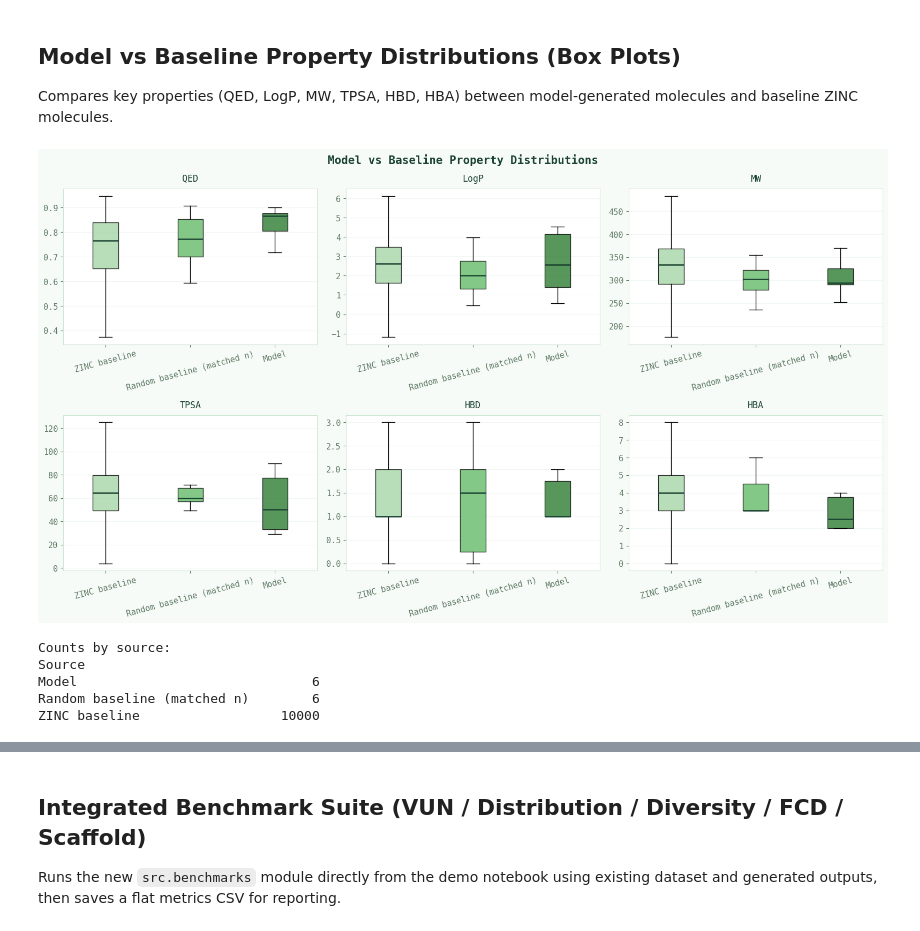
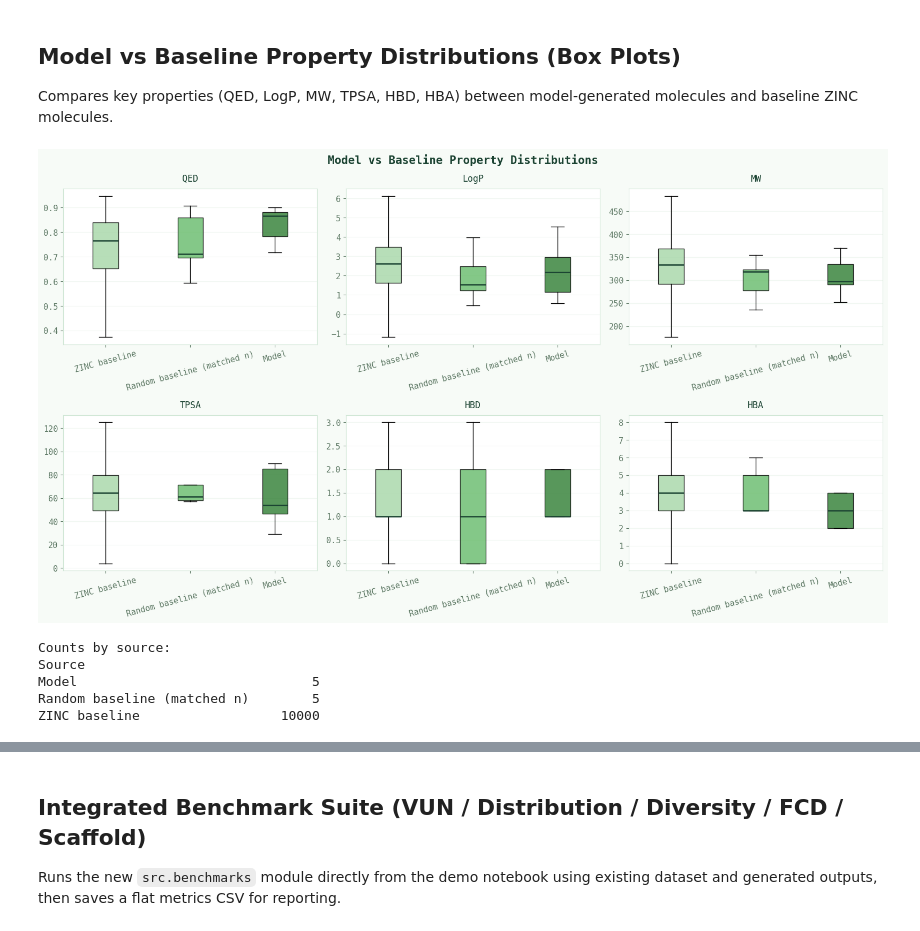
Before and after one commit to potatoesandfrenchfries/ai-expo-2026-code, a Jupyter notebook: demo.ipynb, the cells around one changed output, grey strips where cells are left out. Drawn from its saved outputs; the diff is of its cells as text; code cells hidden in the pictures.

Commit message:
correcting model

```diff
--- a/demo.ipynb
+++ b/demo.ipynb
@@ -446,6 +465,10 @@ from rdkit import Chem
 from rdkit.Chem import Descriptors, rdMolDescriptors, QED
 
 PROPERTIES = ["QED", "LogP", "MW", "TPSA", "HBD", "HBA"]
+
+# Resolve repo root robustly
+_candidates = [Path('.').resolve(), Path('..').resolve()]
+repo_root = next((p for p in _candidates if (p / 'data').exists() and (p / 'src').exists()), _candidates[0])
 
 def compute_properties(smiles_list, source_label):
     rows = []
@@ -477,7 +500,7 @@ model_smiles = [
     "COc1ccc(S(=O)(=O)N2CCC(C(N)=O)CC2)cc1",
 ]
 
-sdf_path = Path("../outputs/generated_drug.sdf")
+sdf_path = repo_root / "outputs" / "generated_drug.sdf"
 if sdf_path.exists():
     sdf_supplier = Chem.SDMolSupplier(str(sdf_path), removeHs=False)
     for mol in sdf_supplier:
@@ -486,10 +509,9 @@ if sdf_path.exists():
             model_smiles.append(smi)
 
 # Optional user-provided CSVs with a smiles column
-for optional_csv in ["../outputs/generated_smiles.csv", "../outputs/model_smiles.csv"]:
-    csv_path = Path(optional_csv)
-    if csv_path.exists():
-        temp_df = pd.read_csv(csv_path)
+for optional_csv in [repo_root / "outputs" / "generated_smiles.csv", repo_root / "outputs" / "model_smiles.csv"]:
+    if optional_csv.exists():
+        temp_df = pd.read_csv(optional_csv)
         if "smiles" in temp_df.columns:
             model_smiles.extend(temp_df["smiles"].dropna().astype(str).tolist())
 
@@ -516,36 +538,36 @@ palette = [ACCENT3, ACCENT2, ACCENT]
 
 for i, prop in enumerate(PROPERTIES):
     ax = axes[i]
     grouped = [comparison_df.loc[comparison_df["Source"] == src, prop].dropna().values for src in sources]
 
     bp = ax.boxplot(
         grouped,
         tick_labels=sources,
         patch_artist=True,
         showfliers=False,
     )
 
     for patch, color in zip(bp["boxes"], palette):
         patch.set_facecolor(color)
         patch.set_alpha(0.80)
     for median in bp["medians"]:
         median.set_color("#1b4332")
         median.set_linewidth(1.8)
 
     ax.set_title(prop, fontsize=12, pad=10)
     ax.tick_params(axis="x", labelrotation=15)
     ax.grid(axis="y", alpha=0.35)
 
 fig.suptitle("Model vs Baseline Property Distributions", fontsize=15, fontweight="bold")
 plt.tight_layout()
 plt.show()
 
 print("Counts by source:")
 print(comparison_df.groupby("Source").size().to_string())
 # %% [output]
-[figure, old version]
+[figure, new version]
 Counts by source:
 Source
-Model                              6
-Random baseline (matched n)        6
+Model                              5
+Random baseline (matched n)        5
 ZINC baseline                  10000
```
Also changed, not shown: parts of 16 cells of this notebook.
